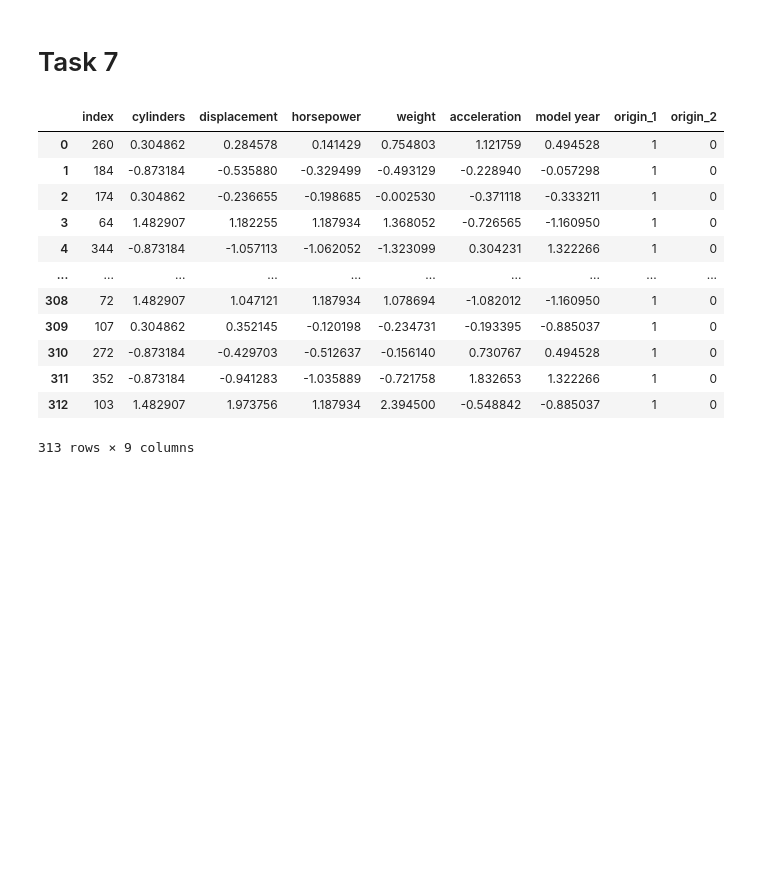
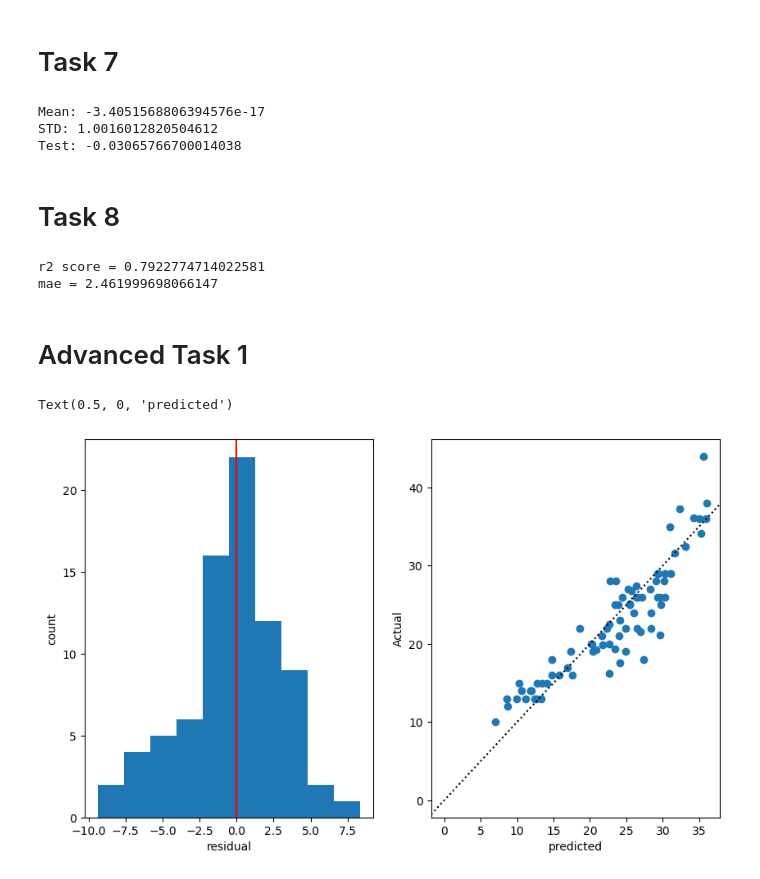
Before and after one commit to BrianFri/process, a Jupyter notebook: processing.ipynb, the cells around one changed output. Saved outputs shown, nothing was run; the diff lists cells and outputs as text; code cells hidden in the pictures; blank space fills up the shorter version.

```diff
--- a/processing.ipynb
+++ b/processing.ipynb
@@ -95,23 +95,71 @@ X_test = X_test.drop(columns=['origin_3'])
 # Task 7
 # %%
 from sklearn.preprocessing import StandardScaler
+
 
 ss = StandardScaler()
 X_train[['cylinders', 'displacement', 'horsepower', 'weight', 'acceleration', 'model year']] = ss.fit_transform(X_train[['cylinders', 'displacement', 'horsepower', 'weight', 'acceleration', 'model year']])
 X_test[['cylinders', 'displacement', 'horsepower', 'weight', 'acceleration', 'model year']] = ss.transform(X_test[['cylinders', 'displacement', 'horsepower', 'weight', 'acceleration', 'model year']])
-
-X_train
+print("Mean:", X_train['cylinders'].mean())
+print("STD:", X_train['cylinders'].std())
+print("Test:", X_test["cylinders"].mean())
 # %% [output]
-|  | index | cylinders | displacement | horsepower | weight | acceleration | model year | origin_1 | origin_2 |
-| 0 | 260 | 0.304862 | 0.284578 | 0.141429 | 0.754803 | 1.121759 | 0.494528 | 1 | 0 |
-| 1 | 184 | -0.873184 | -0.535880 | -0.329499 | -0.493129 | -0.228940 | -0.057298 | 1 | 0 |
-| 2 | 174 | 0.304862 | -0.236655 | -0.198685 | -0.002530 | -0.371118 | -0.333211 | 1 | 0 |
-| 3 | 64 | 1.482907 | 1.182255 | 1.187934 | 1.368052 | -0.726565 | -1.160950 | 1 | 0 |
-| 4 | 344 | -0.873184 | -1.057113 | -1.062052 | -1.323099 | 0.304231 | 1.322266 | 1 | 0 |
-| ... | ... | ... | ... | ... | ... | ... | ... | ... | ... |
-| 308 | 72 | 1.482907 | 1.047121 | 1.187934 | 1.078694 | -1.082012 | -1.160950 | 1 | 0 |
-| 309 | 107 | 0.304862 | 0.352145 | -0.120198 | -0.234731 | -0.193395 | -0.885037 | 1 | 0 |
-| 310 | 272 | -0.873184 | -0.429703 | -0.512637 | -0.156140 | 0.730767 | 0.494528 | 1 | 0 |
-| 311 | 352 | -0.873184 | -0.941283 | -1.035889 | -0.721758 | 1.832653 | 1.322266 | 1 | 0 |
-| 312 | 103 | 1.482907 | 1.973756 | 1.187934 | 2.394500 | -0.548842 | -0.885037 | 1 | 0 |
-313 rows × 9 columns
+Mean: -3.4051568806394576e-17
+STD: 1.0016012820504612
+Test: -0.03065766700014038
+# %% [markdown]
+# Task 8
+# %%
+from sklearn.pipeline import Pipeline
+from sklearn.compose import ColumnTransformer
+from sklearn.linear_model import LinearRegression
+from sklearn.metrics import r2_score, mean_absolute_error
+
+X_train, X_test, y_train, y_test = train_test_split(X, y, test_size=0.2, random_state = 42)
+
+numeric_cols = ['cylinders', 'displacement', 'horsepower', 'weight', 'acceleration', 'model year']
+nominal_cols = ['origin']
+
+preprocessor = ColumnTransformer(transformers=[
+    ('num', StandardScaler(), numeric_cols),
+    ('nom', OneHotEncoder(sparse_output=False), nominal_cols)
+])
+
+pipe = Pipeline([
+    ('preprocessor', preprocessor),
+    ('model', LinearRegression())
+])
+pipe.fit(X_train, y_train)
+y_prep = pipe.predict(X_test)
+
+r2 = r2_score(y_test, y_prep)
+mae = mean_absolute_error(y_test, y_prep)
+
+print("r2 score =", r2)
+print("mae =", mae)
+# %% [output]
+r2 score = 0.7922774714022581
+mae = 2.461999698066147
+# %% [markdown]
+# Advanced Task 1
+# %%
+import matplotlib.pyplot as plt
+
+residual = y_test - y_prep
+
+plt.figure(figsize=(10,6))
+
+plt.subplot(1,2,1)
+plt.hist(residual)
+plt.ylabel("count")
+plt.xlabel("residual")
+plt.axvline(0, color="Red")
+
+plt.subplot(1,2,2)
+plt.scatter(y_prep, y_test)
+plt.axline((0, 0), slope=1, color='black', linestyle=':')
+plt.ylabel("Actual")
+plt.xlabel("predicted")
+# %% [output]
+Text(0.5, 0, 'predicted')
+[figure, added]
```
Also changed, not shown: parts of 7 cells of this notebook.
